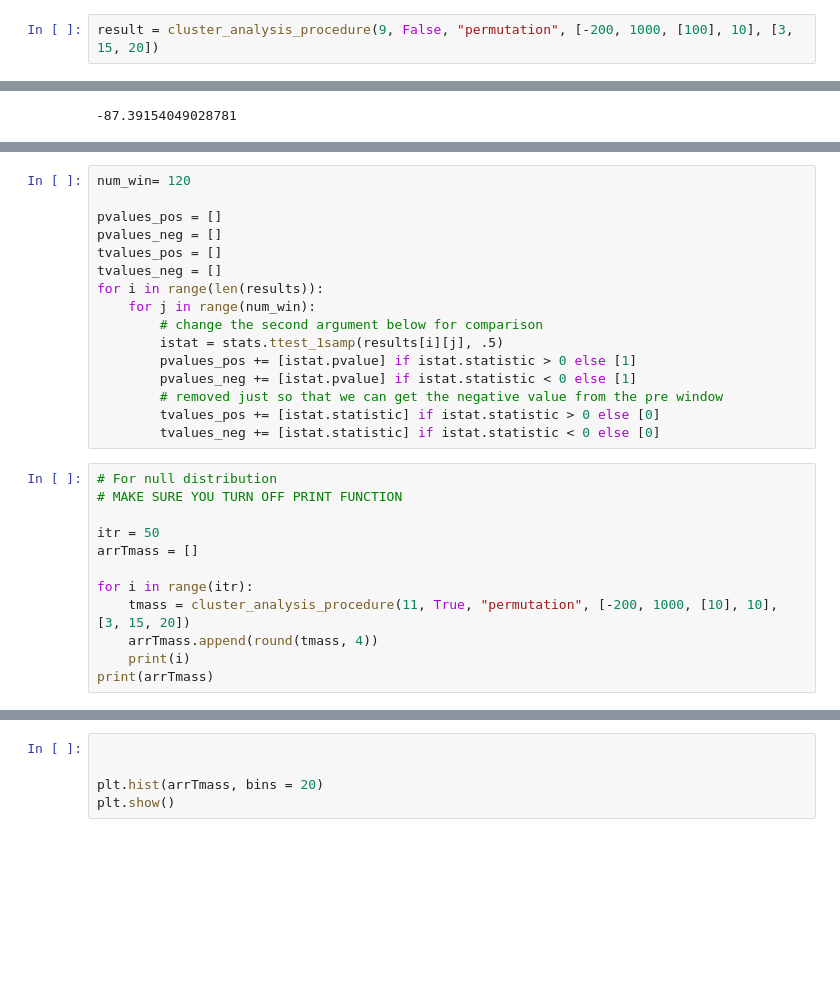
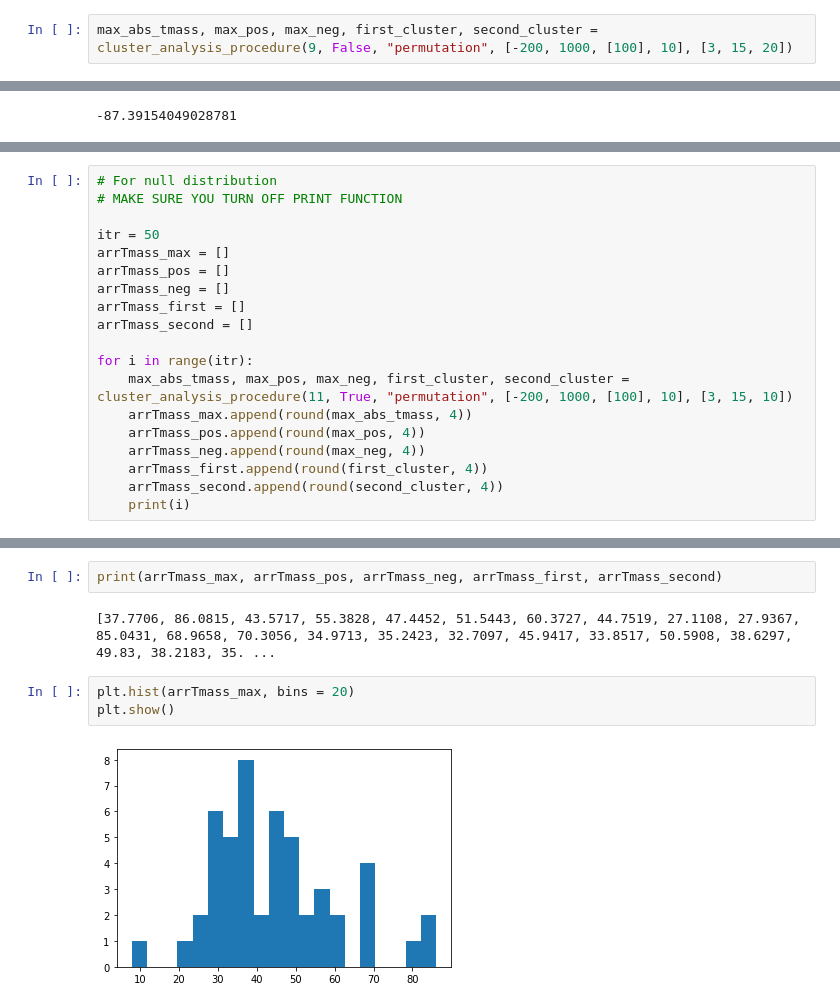
Before and after one commit to simpleParadox/jwlab_eeg, a Jupyter notebook: classification/notebooks/cluster_analysis_perm.ipynb, the cells around one changed output, grey strips where cells are left out. Drawn from its saved outputs; the diff is of its cells as text; blank space fills up the shorter version.

```diff
--- a/classification/notebooks/cluster_analysis_perm.ipynb
+++ b/classification/notebooks/cluster_analysis_perm.ipynb
@@ -115,5 +46,5 @@ The max absolute t mass is: 378.4435295783736
 # %%
-result = cluster_analysis_procedure(9, False, "permutation", [-200, 1000, [100], 10], [3, 15, 20])
+max_abs_tmass, max_pos, max_neg, first_cluster, second_cluster = cluster_analysis_procedure(9, False, "permutation", [-200, 1000, [100], 10], [3, 15, 20])
 # %% [output]
 Valid positive windows are: [64, 65, 66, 67, 68, 69, 70, 71, 72, 73, 74, 75, 76, 77, 78, 79, 80, 81, 82, 83, 84, 85, 87, 89, 93, 94, 95, 96, 98, 100, 101, 102, 103, 104, 105, 106, 107, 108, 109, 110]
 
@@ -172,29 +79,20 @@ results
-# %%
-num_win= 120
-
-pvalues_pos = []
-pvalues_neg = []
-tvalues_pos = []
-tvalues_neg = []
-for i in range(len(results)):
-    for j in range(num_win):
-        # change the second argument below for comparison
-        istat = stats.ttest_1samp(results[i][j], .5)
-        pvalues_pos += [istat.pvalue] if istat.statistic > 0 else [1]
-        pvalues_neg += [istat.pvalue] if istat.statistic < 0 else [1]
-        # removed just so that we can get the negative value from the pre window
-        tvalues_pos += [istat.statistic] if istat.statistic > 0 else [0]
-        tvalues_neg += [istat.statistic] if istat.statistic < 0 else [0]
 # %%
 # For null distribution
 # MAKE SURE YOU TURN OFF PRINT FUNCTION
 
 itr = 50
-arrTmass = []
+arrTmass_max = []
+arrTmass_pos = []
+arrTmass_neg = []
+arrTmass_first = []
+arrTmass_second = []
 
 for i in range(itr):
-    tmass = cluster_analysis_procedure(11, True, "permutation", [-200, 1000, [10], 10], [3, 15, 20])
-    arrTmass.append(round(tmass, 4))
+    max_abs_tmass, max_pos, max_neg, first_cluster, second_cluster = cluster_analysis_procedure(11, True, "permutation", [-200, 1000, [100], 10], [3, 15, 10])
+    arrTmass_max.append(round(max_abs_tmass, 4))
+    arrTmass_pos.append(round(max_pos, 4))
+    arrTmass_neg.append(round(max_neg, 4))
+    arrTmass_first.append(round(first_cluster, 4))
+    arrTmass_second.append(round(second_cluster, 4))
     print(i)
-print(arrTmass)
 # %% [output]
@@ -204,5 +116,9 @@ KeyboardInterrupt:
+# %%
+print(arrTmass_max, arrTmass_pos, arrTmass_neg, arrTmass_first, arrTmass_second)
+# %% [output]
+[37.7706, 86.0815, 43.5717, 55.3828, 47.4452, 51.5443, 60.3727, 44.7519, 27.1108, 27.9367, 85.0431, 68.9658, 70.3056, 34.9713, 35.2423, 32.7097, 45.9417, 33.8517, 50.5908, 38.6297, 49.83, 38.2183, 35. ...
 # %%
-
-
-plt.hist(arrTmass, bins = 20)
+plt.hist(arrTmass_max, bins = 20)
 plt.show()
+# %% [output]
+[figure, added]
```
Also changed, not shown: parts of 17 cells of this notebook, 3 other files.
